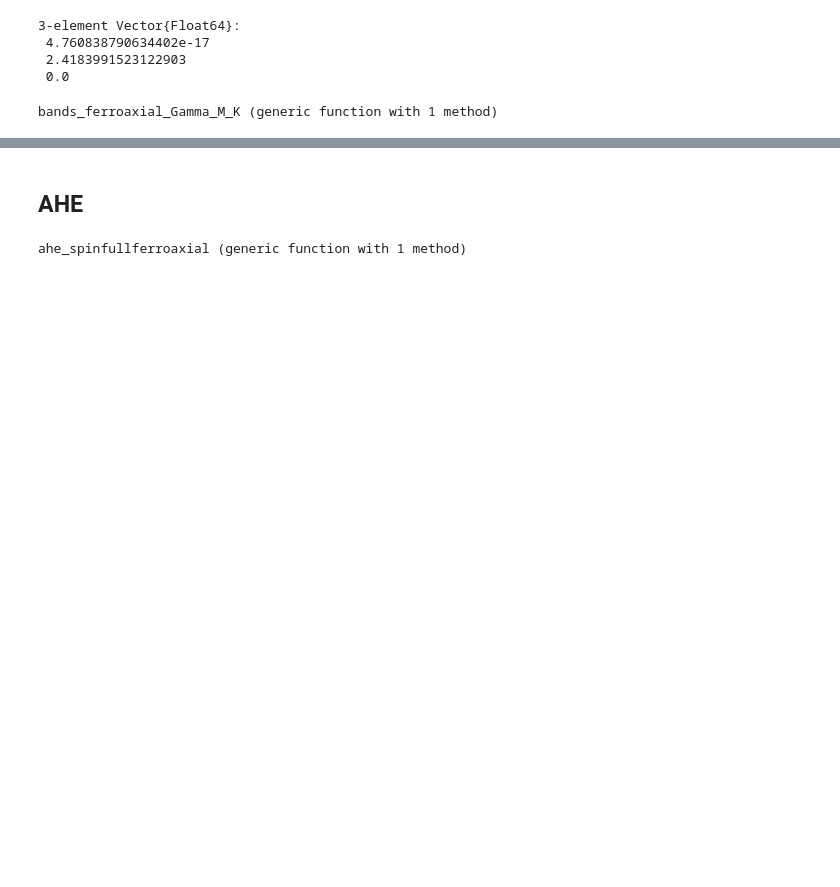
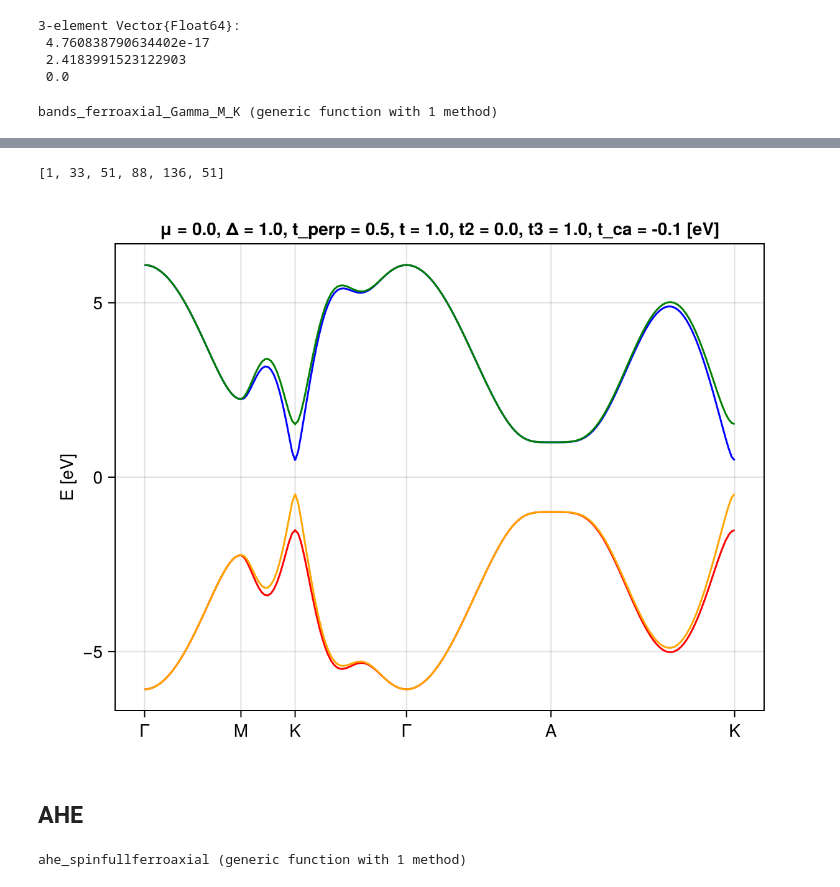
Before and after one commit to fernandopenaranda/Field_Induced_Hall_Effect, a Jupyter notebook: src/spinfull_ferroaxial.ipynb, the cells around one changed output, grey strips where cells are left out. Drawn from its saved outputs; the diff is of its cells as text; code cells hidden in the pictures; blank space fills up the shorter version.

```diff
--- a/src/spinfull_ferroaxial.ipynb
+++ b/src/spinfull_ferroaxial.ipynb
@@ -79,3 +79,9 @@ fig
+# %%
+vals, fig = bands_ferroaxial_Gamma_M_K(modelpresets_FA_spinfull(; μ =0, t =1 ,tp =1, Δ = 1, tpz = 0.5, tc = 0, tλ = -0.1))
+fig
+# %% [output]
+[1, 33, 51, 88, 136, 51]
+[figure, added]
 # %% [markdown]
 ## AHE
 # %%
```
Also changed, not shown: parts of 14 cells of this notebook, 6 other files.
